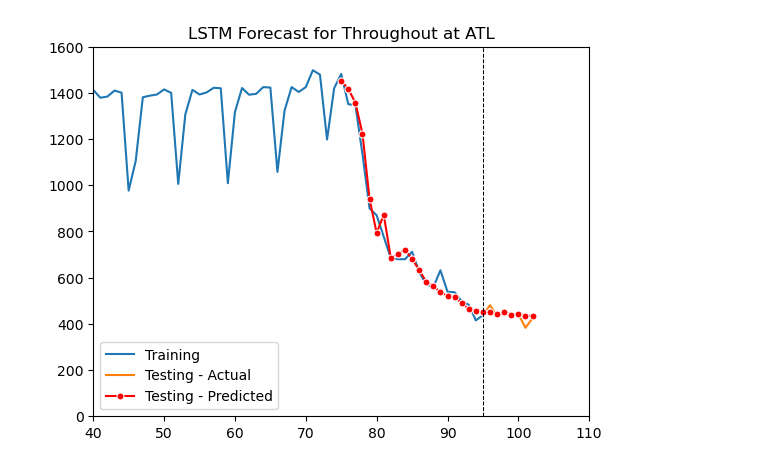
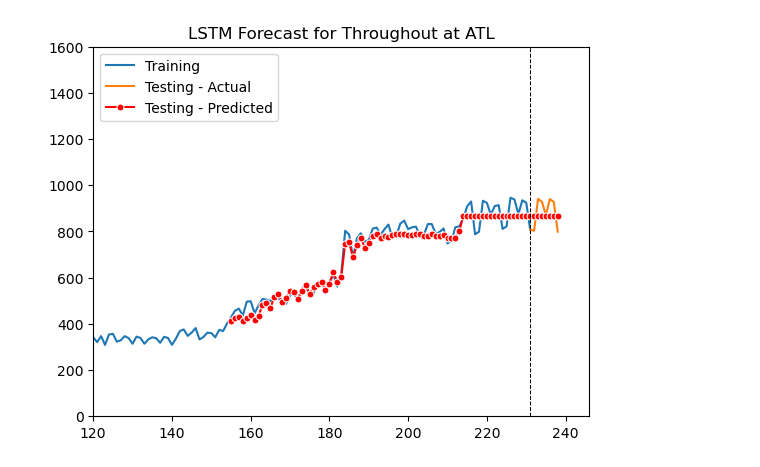
Before and after one commit to microsoft/StemGNN, a Jupyter notebook: new_model/LSTM_GNN_Example.ipynb, the cells around one changed output. Drawn from its saved outputs; the diff is of its cells as text; code cells hidden in the pictures.

```diff
--- a/new_model/LSTM_GNN_Example.ipynb
+++ b/new_model/LSTM_GNN_Example.ipynb
@@ -7,5 +12,5 @@ import pandas as pd
 # %%
-loader = DataLoader('save.csv', 40, 28*2, 21, 7)
+loader = DataLoader('2020.csv', 120, 28*3, 21, 14)
 x_train, y_train, x_test = loader.train_test_split()
 
 model = Sequential()
@@ -14,5 +19,5 @@ model.add(Dense(loader.n_pred*77//2, activation='relu'))
 model.add(Dropout(0.2))
 model.add(Dense(loader.n_pred*77, activation='linear'))
 model.compile(loss='mean_squared_error', optimizer='adam')
-model.fit(x_train, y_train, epochs=100, batch_size=14)
+model.fit(x_train, y_train, epochs=100, batch_size=7)
 # %% [output]
@@ -39,5 +25,5 @@ Epoch 100/100
 # %%
-predicted = model.predict(x_test)
+predicted = model.predict(x_test, batch_size=7)
 result = LSTMoutput(loader, 2)
 result.inverse_transform(predicted)
 result.plot()
@@ -46 +33 @@ result.plot()
-[figure, old version]
+[figure, new version]
```
Also changed, not shown: parts of 12 cells of this notebook, 6 other files.
